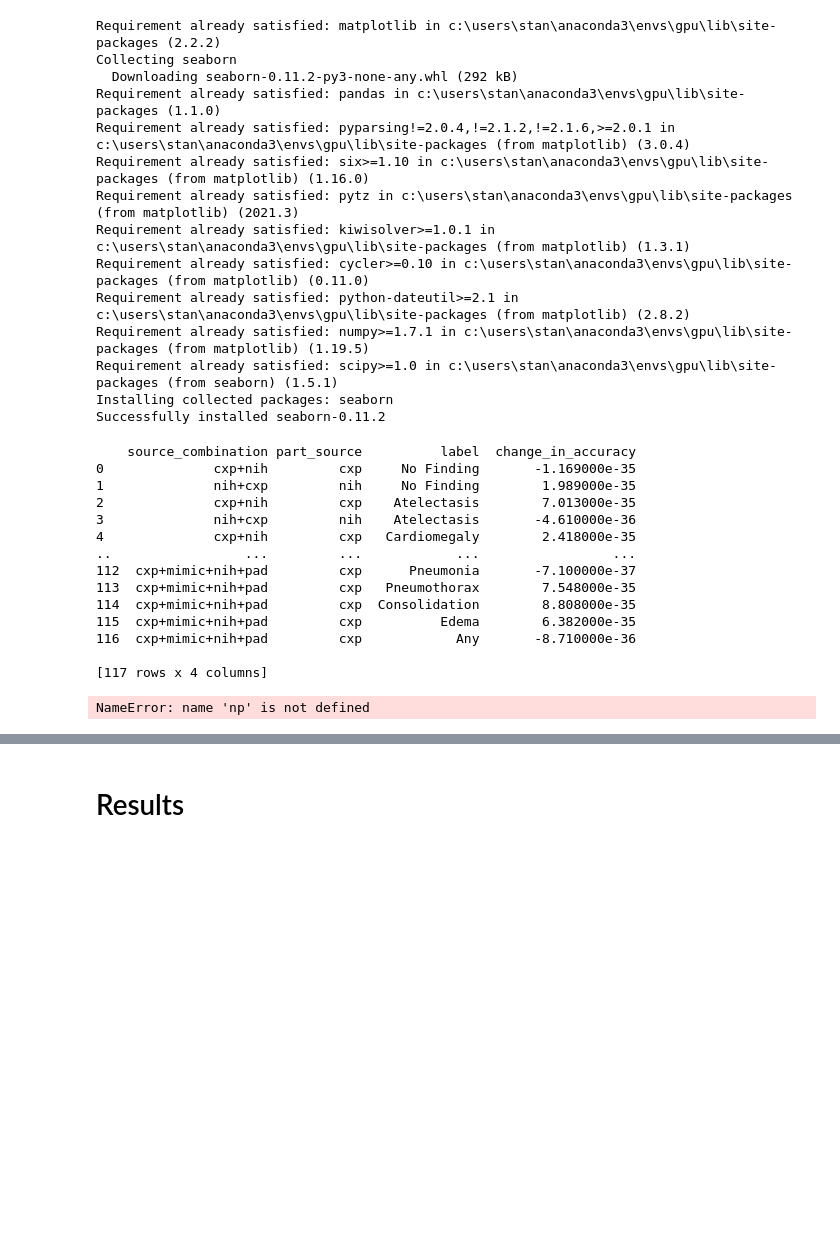
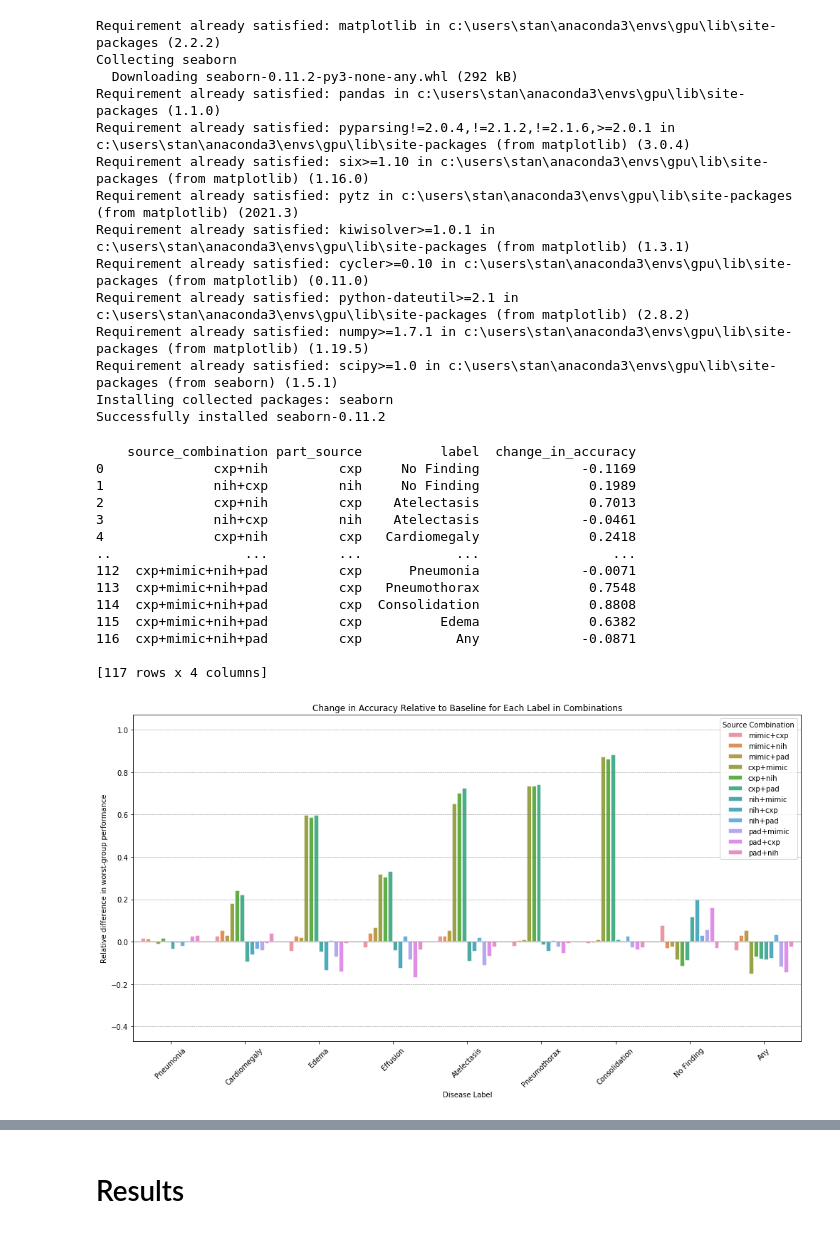
Before and after one commit to nstawski/dlh-final-project, a Jupyter notebook: Nina_Stawski_final_project_stats.ipynb, the cells around one changed output, grey strips where cells are left out. Cells and saved outputs as stored; diff of their text form; code cells hidden in the pictures; blank space fills up the shorter version.

```diff
--- a/Nina_Stawski_final_project_stats.ipynb
+++ b/Nina_Stawski_final_project_stats.ipynb
@@ -2476,12 +2476,13 @@ C:\Nina\e-root\data/04-05-2024-23-34-18_combined_accuracy_totals.csv
 # %% [markdown]
 # Visualizing data
 # %%
-accuracy_breakdown_path = f"stats/{combined_df_dt_string}_combined_accuracy_breakdown.csv"
-accuracy_totals_path = f"stats/{combined_df_dt_string}_combined_accuracy_totals.csv"
+timestamp_to_load = "04-05-2024-23-34-18"
+accuracy_breakdown_path = f"stats/{timestamp_to_load}_combined_accuracy_breakdown.csv"
+accuracy_totals_path = f"stats/{timestamp_to_load}_combined_accuracy_totals.csv"
 
 # Loading the DataFrames
-combined_accuracy_df = pd.read_csv(accuracy_breakdown_path)
-combined_report_df = pd.read_csv(accuracy_totals_path)
+combined_accuracy = pd.read_csv(accuracy_breakdown_path)
+combined_report = pd.read_csv(accuracy_totals_path)
 
 # Now you can work with 'combined_accuracy_df' and 'combined_report_df' DataFrames
 print(combined_accuracy_df.head())  # Displays the first few rows of the DataFrame
@@ -2547,46 +2561,50 @@ accuracy_changes_df = pd.DataFrame(accuracy_changes)
 print(accuracy_changes_df)
 # %% [output]
     source_combination part_source          label  change_in_accuracy
-0              cxp+nih         cxp     No Finding       -1.169000e-35
-1              nih+cxp         nih     No Finding        1.989000e-35
-2              cxp+nih         cxp    Atelectasis        7.013000e-35
-3              nih+cxp         nih    Atelectasis       -4.610000e-36
-4              cxp+nih         cxp   Cardiomegaly        2.418000e-35
+0              cxp+nih         cxp     No Finding             -0.1169
+1              nih+cxp         nih     No Finding              0.1989
+2              cxp+nih         cxp    Atelectasis              0.7013
+3              nih+cxp         nih    Atelectasis             -0.0461
+4              cxp+nih         cxp   Cardiomegaly              0.2418
 ..                 ...         ...            ...                 ...
-112  cxp+mimic+nih+pad         cxp      Pneumonia       -7.100000e-37
-113  cxp+mimic+nih+pad         cxp   Pneumothorax        7.548000e-35
-114  cxp+mimic+nih+pad         cxp  Consolidation        8.808000e-35
-115  cxp+mimic+nih+pad         cxp          Edema        6.382000e-35
-116  cxp+mimic+nih+pad         cxp            Any       -8.710000e-36
+112  cxp+mimic+nih+pad         cxp      Pneumonia             -0.0071
+113  cxp+mimic+nih+pad         cxp   Pneumothorax              0.7548
+114  cxp+mimic+nih+pad         cxp  Consolidation              0.8808
+115  cxp+mimic+nih+pad         cxp          Edema              0.6382
+116  cxp+mimic+nih+pad         cxp            Any             -0.0871
 
 [117 rows x 4 columns]
 # %%
 accuracy_changes_df['log_change'] = np.sign(accuracy_changes_df['change_in_accuracy']) * np.log(np.abs(accuracy_changes_df['change_in_accuracy']) + 1e-40)
 
 plt.figure(figsize=(14, 8))
 # Using seaborn's barplot to visualize the data, now using 'label' for the x-axis and 'part_source' for hue
 label_order = ['Pneumonia', 'Cardiomegaly', 'Edema', 'Effusion', 'Atelectasis', 'Pneumothorax', 'Consolidation', 'No Finding', 'Any']
 source_order = [
     'mimic+cxp', 'mimic+nih', 'mimic+pad',
     'cxp+mimic', 'cxp+nih', 'cxp+pad',
     'nih+mimic', 'nih+cxp', 'nih+pad',
     'pad+mimic', 'pad+cxp', 'pad+nih'
 ]
 
-sns.barplot(data=accuracy_changes_df, y='change_in_accuracy', x='label', hue='source_combination', order=label_order, hue_order=source_order, dodge=True)
+ax = sns.barplot(data=accuracy_changes_df, y='change_in_accuracy', x='label', hue='source_combination', order=label_order, hue_order=source_order, dodge=1,edgecolor="white",
+            linewidth=1.5)
+
+for y in ax.get_yticks():
+    plt.axhline(y, color='gray', linewidth=0.5, linestyle='--')
 
 # Add a horizontal line at zero to indicate no change
 plt.axhline(0, color='gray', linewidth=0.8)
 
 plt.title('Change in Accuracy Relative to Baseline for Each Label in Combinations')
 plt.ylabel('Relative difference in worst-group performance')
 plt.xlabel('Disease Label')
 plt.xticks(rotation=45)
 plt.legend(title='Source Combination', loc='upper right')
 plt.tight_layout()
 plt.show()
 # %% [output]
-NameError: name 'np' is not defined
+[figure, added]
 # %%
 dataset_names = ['nih', 'mimic', 'pad', 'cxp']
 
```
Also changed, not shown: parts of 3 cells of this notebook, 5 other files.
